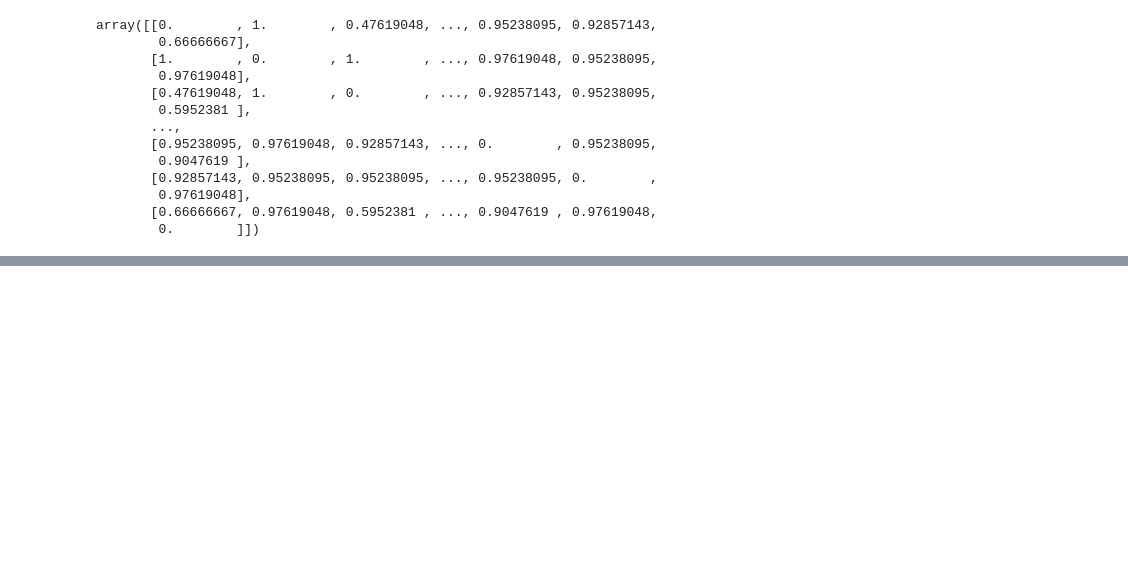
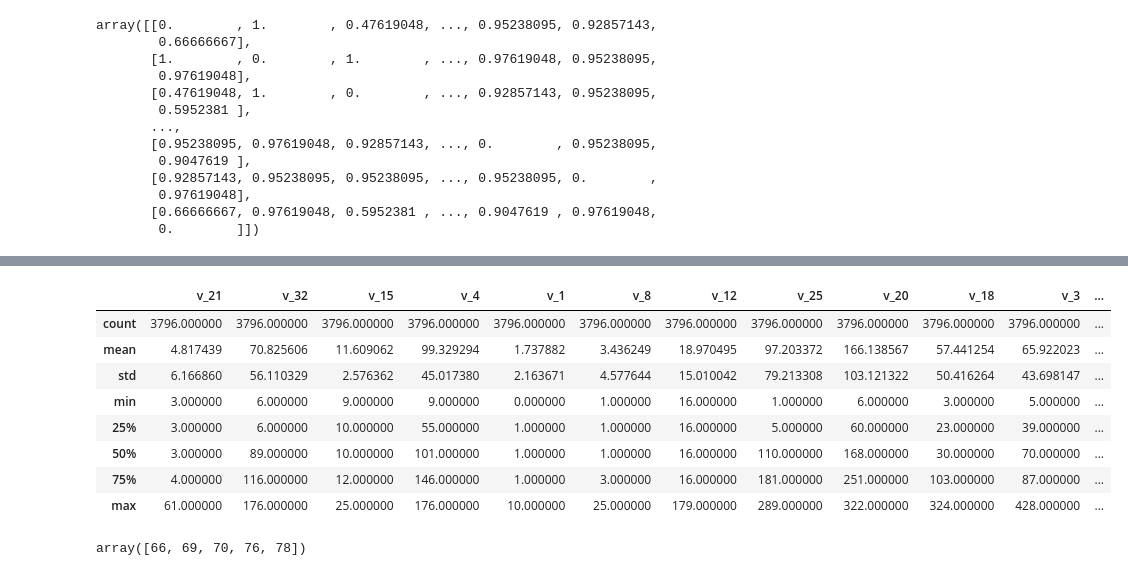
Before and after one commit to risan-raja/sdpiit, a Jupyter notebook: notebooks/EDA.ipynb, the cells around one changed output, grey strips where cells are left out. Drawn from its saved outputs; the diff is of its cells as text; code cells hidden in the pictures; blank space fills up the shorter version.

```diff
--- a/notebooks/EDA.ipynb
+++ b/notebooks/EDA.ipynb
@@ -413,0 +374,12 @@ Name: v_27, dtype: int64
+# %%
+data.describe()
+# %% [output]
+|  | v_21 | v_32 | v_15 | v_4 | v_1 | v_8 | v_12 | v_25 | v_20 | v_18 | v_3 | ... |
+| count | 3796.000000 | 3796.000000 | 3796.000000 | 3796.000000 | 3796.000000 | 3796.000000 | 3796.000000 | 3796.000000 | 3796.000000 | 3796.000000 | 3796.000000 | ... |
+| mean | 4.817439 | 70.825606 | 11.609062 | 99.329294 | 1.737882 | 3.436249 | 18.970495 | 97.203372 | 166.138567 | 57.441254 | 65.922023 | ... |
+| std | 6.166860 | 56.110329 | 2.576362 | 45.017380 | 2.163671 | 4.577644 | 15.010042 | 79.213308 | 103.121322 | 50.416264 | 43.698147 | ... |
+| min | 3.000000 | 6.000000 | 9.000000 | 9.000000 | 0.000000 | 1.000000 | 16.000000 | 1.000000 | 6.000000 | 3.000000 | 5.000000 | ... |
+| 25% | 3.000000 | 6.000000 | 10.000000 | 55.000000 | 1.000000 | 1.000000 | 16.000000 | 5.000000 | 60.000000 | 23.000000 | 39.000000 | ... |
+| 50% | 3.000000 | 89.000000 | 10.000000 | 101.000000 | 1.000000 | 1.000000 | 16.000000 | 110.000000 | 168.000000 | 30.000000 | 70.000000 | ... |
+| 75% | 4.000000 | 116.000000 | 12.000000 | 146.000000 | 1.000000 | 3.000000 | 16.000000 | 181.000000 | 251.000000 | 103.000000 | 87.000000 | ... |
+| max | 61.000000 | 176.000000 | 25.000000 | 176.000000 | 10.000000 | 25.000000 | 179.000000 | 289.000000 | 322.000000 | 324.000000 | 428.000000 | ... |
@@ -413,0 +390,9 @@ Name: v_27, dtype: int64
+# %%
+# training_categories= [ordinal_data_test, nominal_data_test, binary_data_test]
+# testing_categories= [ordinal_data, nominal_data, binary_data]
+cat_diff = {}
+for c in data.columns:
+    if
+# np.setdiff1d(ordinal_data['v_31'].unique(),ordinal_data_test['v_31'].unique())
+# %% [output]
+array([66, 69, 70, 76, 78])
```
Also changed, not shown: parts of 30 cells of this notebook, 9 other files.
